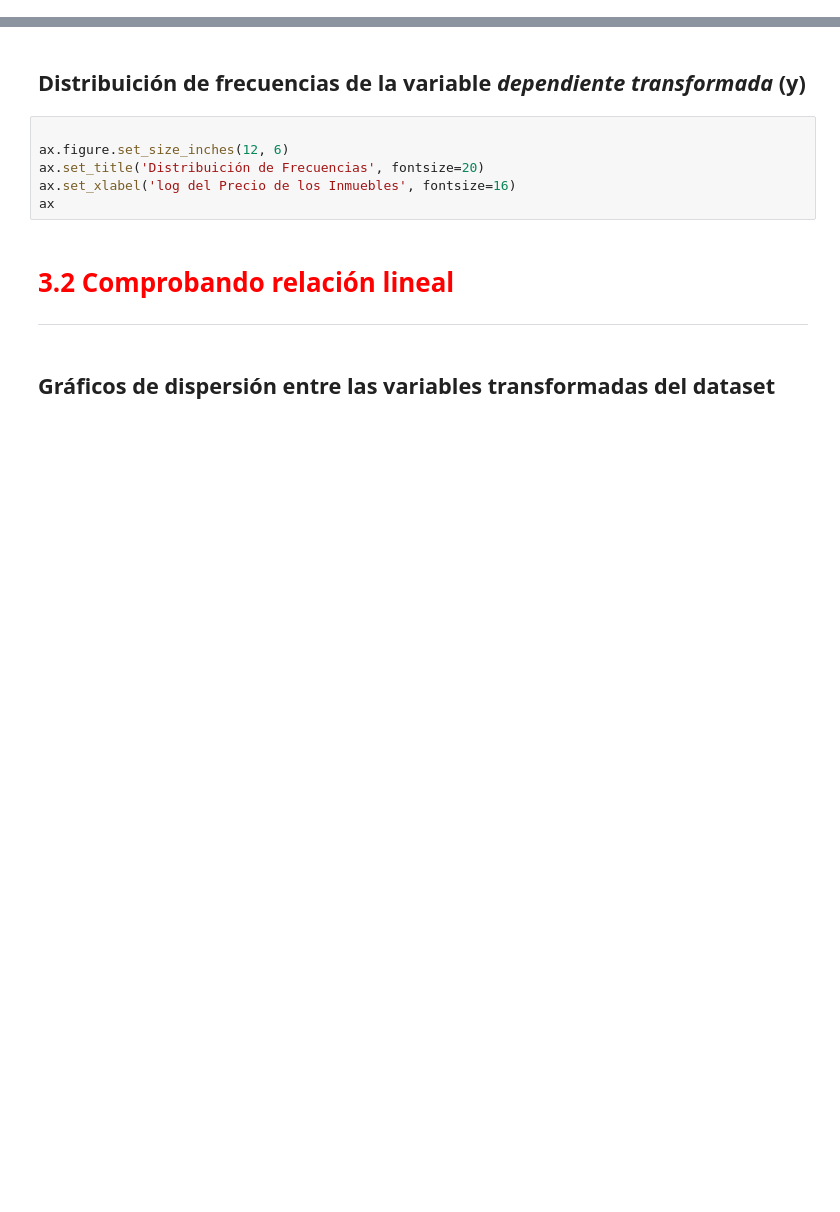
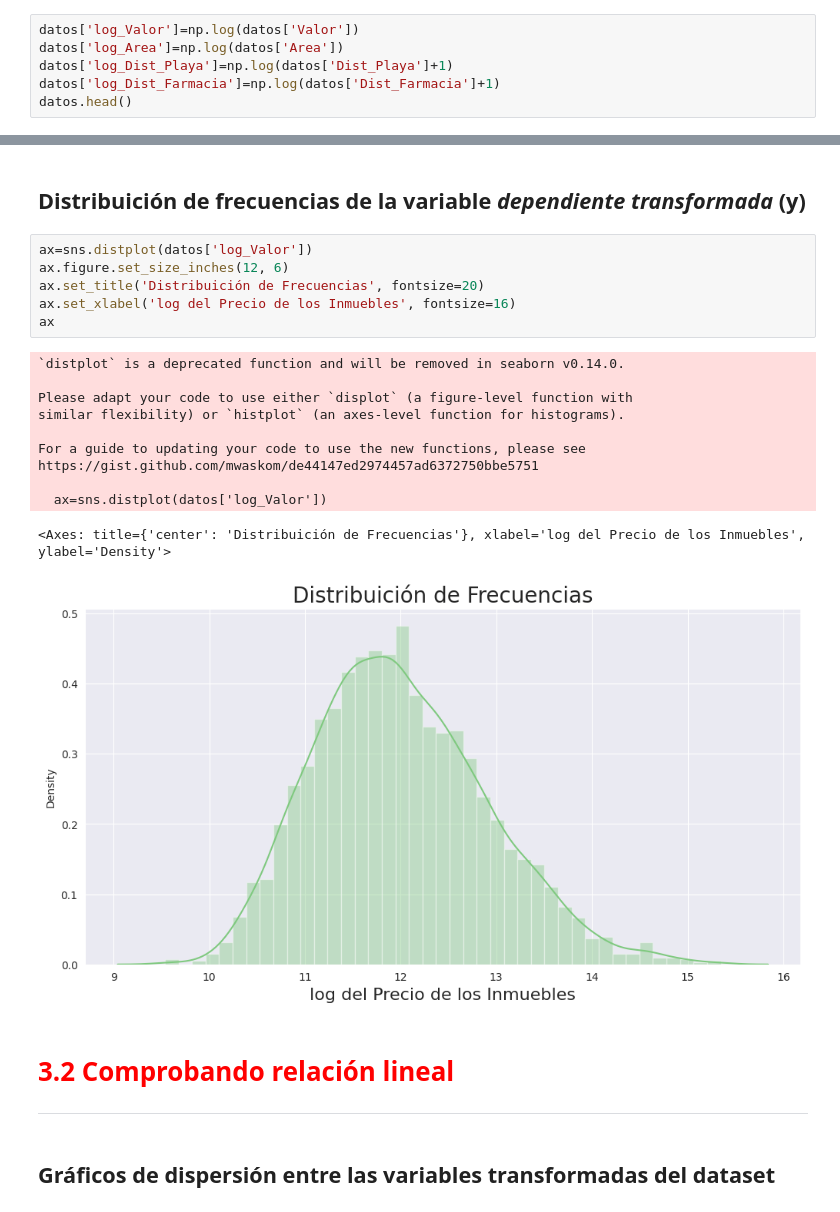
Before and after one commit to Tecindes/RegresionLineal_II, a Jupyter notebook: Regresión_Lineal_II.ipynb, the cells around one changed output, grey strips where cells are left out. Saved outputs shown, nothing was run; the diff lists cells and outputs as text; blank space fills up the shorter version.

```diff
--- a/Regresión_Lineal_II.ipynb
+++ b/Regresión_Lineal_II.ipynb
@@ -263,0 +274,6 @@ https://docs.scipy.org/doc/numpy-1.15.0/reference/generated/numpy.log.html
+# %%
+datos['log_Valor']=np.log(datos['Valor'])
+datos['log_Area']=np.log(datos['Area'])
+datos['log_Dist_Playa']=np.log(datos['Dist_Playa']+1)
+datos['log_Dist_Farmacia']=np.log(datos['Dist_Farmacia']+1)
+datos.head()
@@ -264,11 +287,23 @@ https://docs.scipy.org/doc/numpy-1.15.0/reference/generated/numpy.log.html
 # %% [markdown]
 ## Distribuición de frecuencias de la variable *dependiente transformada* (y)
 # %%
-
+ax=sns.distplot(datos['log_Valor'])
 ax.figure.set_size_inches(12, 6)
 ax.set_title('Distribuición de Frecuencias', fontsize=20)
 ax.set_xlabel('log del Precio de los Inmuebles', fontsize=16)
 ax
+# %% [output]
+`distplot` is a deprecated function and will be removed in seaborn v0.14.0.
+
+Please adapt your code to use either `displot` (a figure-level function with
+similar flexibility) or `histplot` (an axes-level function for histograms).
+
+For a guide to updating your code to use the new functions, please see
+https://gist.github.com/mwaskom/de44147ed2974457ad6372750bbe5751
+
+  ax=sns.distplot(datos['log_Valor'])
+<Axes: title={'center': 'Distribuición de Frecuencias'}, xlabel='log del Precio de los Inmuebles', ylabel='Density'>
+[figure, added]
 # %% [markdown]
 # <font color='red' style='font-size: 30px;'>3.2 Comprobando relación lineal</font>
 <hr style='border: 2px solid red;'>
```
Also changed, not shown: parts of 5 cells of this notebook.
